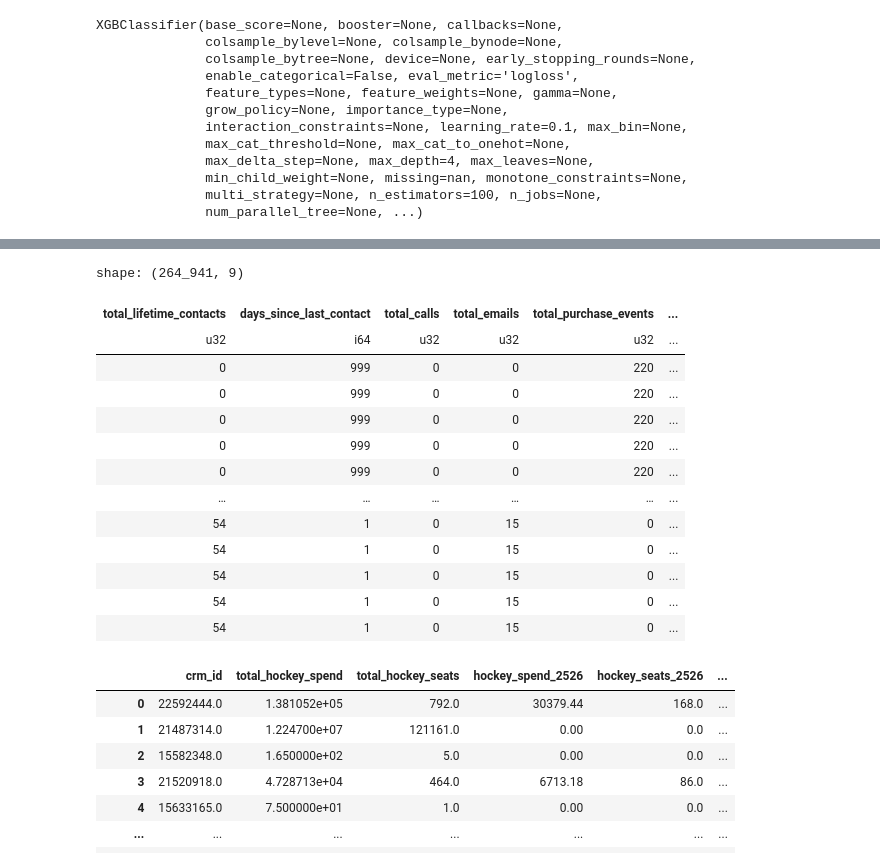
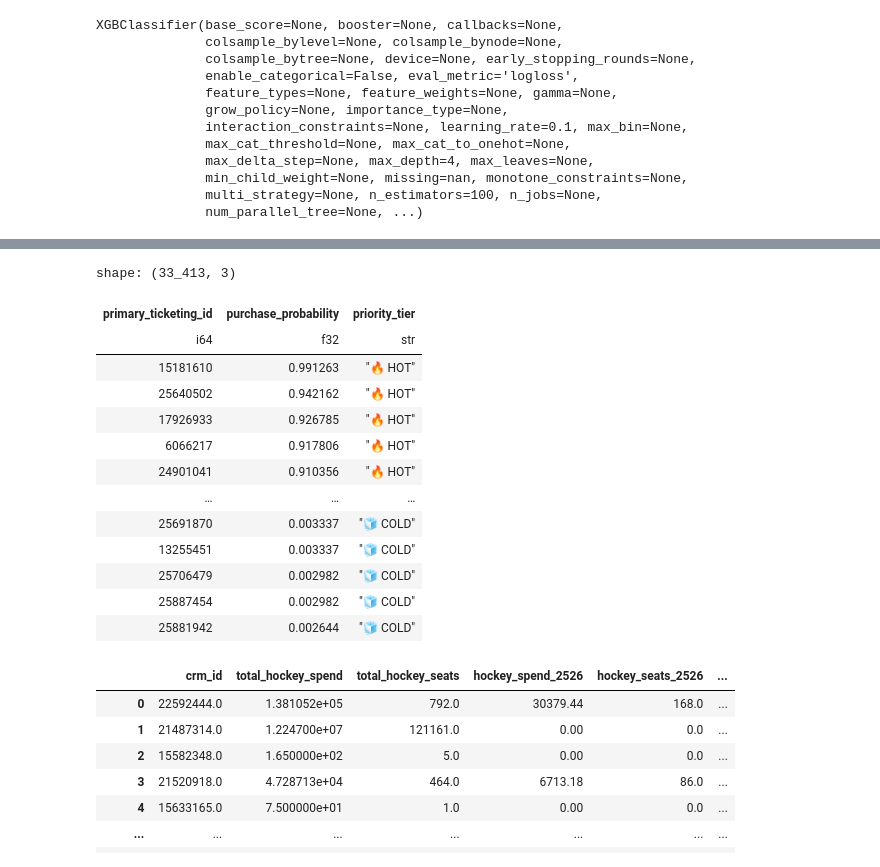
Before and after one commit to riffere-fla/pandas_party, a Jupyter notebook: lead_scoring.ipynb, the cells around one changed output, grey strips where cells are left out. Saved outputs shown, nothing was run; the diff lists cells and outputs as text; code cells hidden in the pictures.

```diff
--- a/lead_scoring.ipynb
+++ b/lead_scoring.ipynb
@@ -289,10 +257,21 @@ XGBClassifier(base_score=None, booster=None, callbacks=None,
               multi_strategy=None, n_estimators=100, n_jobs=None,
               num_parallel_tree=None, ...)
 # %%
+# 2. Get the 'Current' State
+# Using today's date to calculate Recency and Velocity
 today = datetime.now()
 
-probs = model.predict_proba(X_train)[:, 1]
+# We reuse your 'create_customer_snapshot' function, but we pass
+# a dummy 'training_base' that contains ALL active customers.
+all_customers = contacts.select("primary_ticketing_id").unique()
+current_snapshot = create_customer_snapshot(all_customers, purchases, contacts, today)
 
-X_train['purchase_probability'] = probs
+# 3. Predict Probabilities
+# We strip out IDs to match the training features
+X_inference = current_snapshot.drop(["primary_ticketing_id"]).to_pandas()
+probs = model.predict_proba(X_inference)[:, 1] # Get the probability of '1' (Purchase)
 
-X_train
+# 4. Create the Call List
+call_list = current_snapshot.select("primary_ticketing_id").with_columns(
+    pl.Series("purchase_probability", probs)
+)
@@ -313,29 +278,27 @@ X_train
 # %%
-call_list = pl.from_pandas(X_train)
-
 call_list = call_list.with_columns(
     pl.when(pl.col("purchase_probability") >= 0.8).then(pl.lit("🔥 HOT"))
     .when(pl.col("purchase_probability") >= 0.5).then(pl.lit("⚡ WARM"))
     .otherwise(pl.lit("🧊 COLD"))
     .alias("priority_tier")
 ).sort("purchase_probability", descending=True)
 
 call_list
 # %% [output]
-shape: (264_941, 9)
+shape: (33_413, 3)
-| total_lifetime_contacts | days_since_last_contact | total_calls | total_emails | total_purchase_events | ... |
-| u32 | i64 | u32 | u32 | u32 | ... |
-| 0 | 999 | 0 | 0 | 220 | ... |
-| 0 | 999 | 0 | 0 | 220 | ... |
-| 0 | 999 | 0 | 0 | 220 | ... |
-| 0 | 999 | 0 | 0 | 220 | ... |
-| 0 | 999 | 0 | 0 | 220 | ... |
-| … | … | … | … | … | ... |
-| 54 | 1 | 0 | 15 | 0 | ... |
-| 54 | 1 | 0 | 15 | 0 | ... |
-| 54 | 1 | 0 | 15 | 0 | ... |
-| 54 | 1 | 0 | 15 | 0 | ... |
-| 54 | 1 | 0 | 15 | 0 | ... |
+| primary_ticketing_id | purchase_probability | priority_tier |
+| i64 | f32 | str |
+| 15181610 | 0.991263 | "🔥 HOT" |
+| 25640502 | 0.942162 | "🔥 HOT" |
+| 17926933 | 0.926785 | "🔥 HOT" |
+| 6066217 | 0.917806 | "🔥 HOT" |
+| 24901041 | 0.910356 | "🔥 HOT" |
+| … | … | … |
+| 25691870 | 0.003337 | "🧊 COLD" |
+| 13255451 | 0.003337 | "🧊 COLD" |
+| 25706479 | 0.002982 | "🧊 COLD" |
+| 25887454 | 0.002982 | "🧊 COLD" |
+| 25881942 | 0.002644 | "🧊 COLD" |
 # %%
 q = """
 SELECT
```
Also changed, not shown: parts of 7 cells of this notebook.
